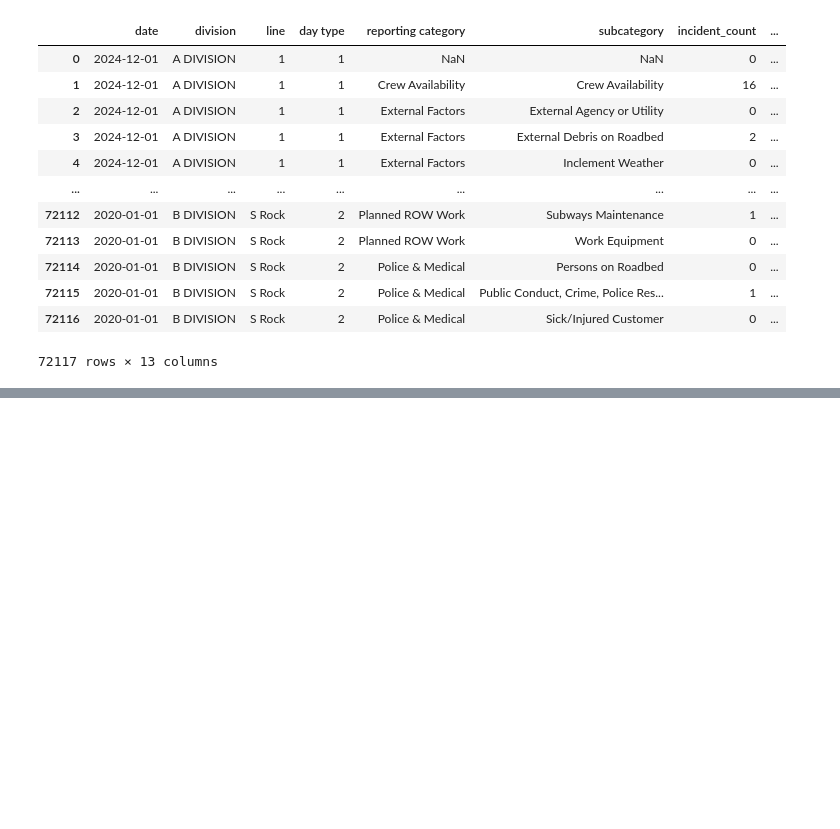
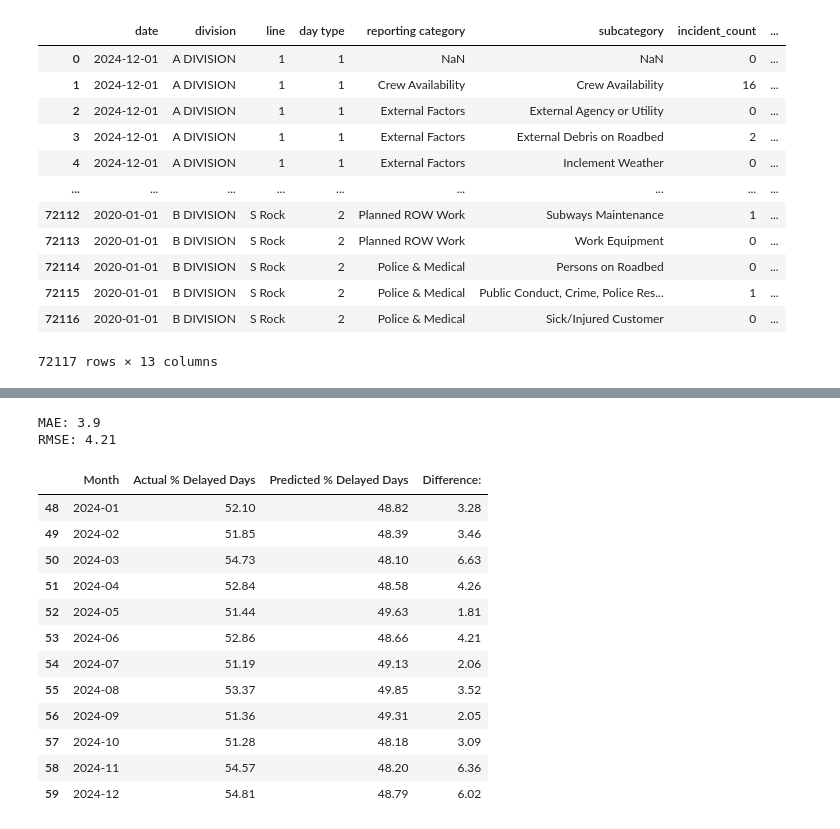
Before and after one commit to zz3553/mtaDelayPredictor, a Jupyter notebook: merged_delay_weather.ipynb, the cells around one changed output, grey strips where cells are left out. Drawn from its saved outputs; the diff is of its cells as text; code cells hidden in the pictures; blank space fills up the shorter version.

```diff
--- a/merged_delay_weather.ipynb
+++ b/merged_delay_weather.ipynb
@@ -230,0 +167,53 @@ Baseline MAE (predict mean daily incidents): 6.66
+# %%
+from sklearn.linear_model import LinearRegression
+from sklearn.metrics import mean_absolute_error, mean_squared_error
+import numpy as np
+
+# Step 1: Select features and target
+features = ["temperature_2m_max", "precipitation_sum", "snowfall_sum", "windspeed_10m_max", "avg_humidity"]
+target = "delay_rate"
+
+X = monthly_merged[features]
+y = monthly_merged[target]
+
+# Step 2: Train/test split (chronological order)
+split_idx = int(len(X) * 0.8)
+X_train, X_test = X.iloc[:split_idx], X.iloc[split_idx:]
+y_train, y_test = y.iloc[:split_idx], y.iloc[split_idx:]
+# Step 3: Train model
+model = LinearRegression()
+model.fit(X_train, y_train)
+
+# Step 4: Predict and evaluate
+y_pred = model.predict(X_test)
+
+mae = mean_absolute_error(y_test, y_pred)
+rmse = np.sqrt(mean_squared_error(y_test, y_pred))
+
+print("MAE:", round(mae, 2))
+print("RMSE:", round(rmse, 2))
+
+# Optional: show actual vs predicted This is only for the test data
+comparison = pd.DataFrame({
+    "Month": monthly_merged.loc[X_test.index, "month_period"].astype(str),
+    "Actual % Delayed Days": np.round(y_test.values, 2),
+    "Predicted % Delayed Days": np.round(y_pred, 2),
+    "Difference:": np.round(abs(y_test.values - y_pred), 2)
+})
+comparison
+# %% [output]
+MAE: 3.9
+RMSE: 4.21
+|  | Month | Actual % Delayed Days | Predicted % Delayed Days | Difference: |
+| 48 | 2024-01 | 52.10 | 48.82 | 3.28 |
+| 49 | 2024-02 | 51.85 | 48.39 | 3.46 |
+| 50 | 2024-03 | 54.73 | 48.10 | 6.63 |
+| 51 | 2024-04 | 52.84 | 48.58 | 4.26 |
+| 52 | 2024-05 | 51.44 | 49.63 | 1.81 |
+| 53 | 2024-06 | 52.86 | 48.66 | 4.21 |
+| 54 | 2024-07 | 51.19 | 49.13 | 2.06 |
+| 55 | 2024-08 | 53.37 | 49.85 | 3.52 |
+| 56 | 2024-09 | 51.36 | 49.31 | 2.05 |
+| 57 | 2024-10 | 51.28 | 48.18 | 3.09 |
+| 58 | 2024-11 | 54.57 | 48.20 | 6.36 |
+| 59 | 2024-12 | 54.81 | 48.79 | 6.02 |
```
Also changed, not shown: parts of 6 cells of this notebook.
